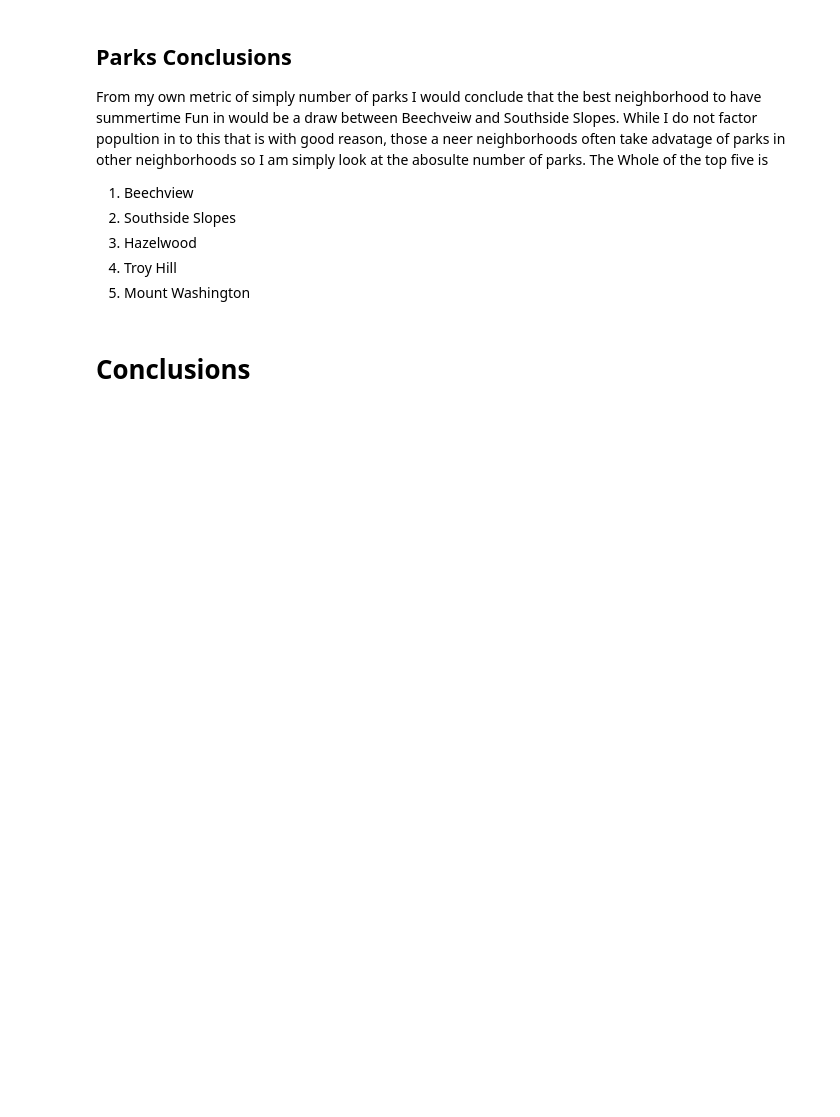
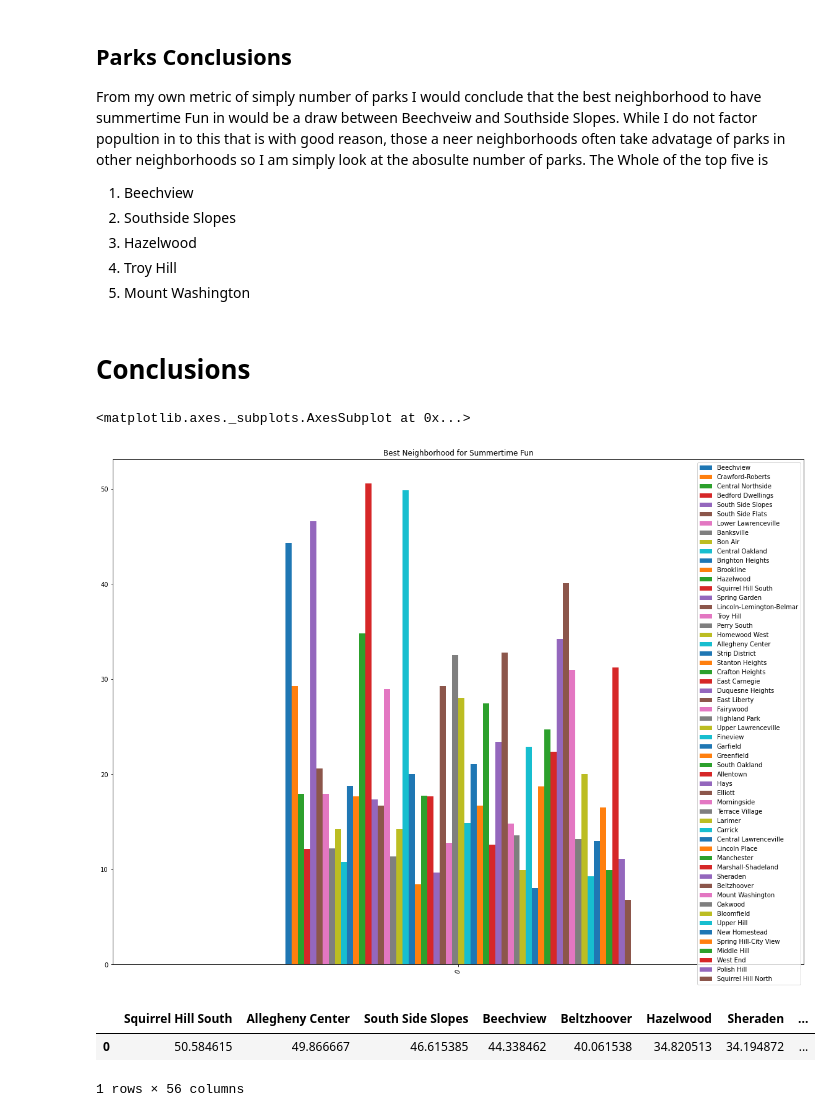
Before and after one commit to Petem4d/BestNeighborhood, a Jupyter notebook: Final Notebook.ipynb, the cells around one changed output. Drawn from its saved outputs; the diff is of its cells as text; code cells hidden in the pictures; blank space fills up the shorter version.

```diff
--- a/Final Notebook.ipynb
+++ b/Final Notebook.ipynb
@@ -198,3 +201,21 @@ The Whole of the top five is
 3. Mount Washington
 # %% [markdown]
 # Conclusions
+# %%
+finMetric = {}
+for hood in neighborhoods:
+    if (neighToNoOfParks.get(hood) is not None) and (comboMetric.get(hood) is not None)  and (count.get(hood) is not None):
+        finMetric[hood] = (neighToNoOfParks[hood]*.2 + count[hood]*.4 + comboMetric[hood]*.4)
+finDf = pd.DataFrame([finMetric])
+
+finDf.plot.bar(rot= 70, title="Best Neighborhood for Summertime Fun", figsize = (20, 15))
+# %% [output]
+<matplotlib.axes._subplots.AxesSubplot at 0x...>
+[figure, added]
+# %%
+
+finDf.sort_values(by = 0, axis = 1, ascending = False)
+# %% [output]
+|  | Squirrel Hill South | Allegheny Center | South Side Slopes | Beechview | Beltzhoover | Hazelwood | Sheraden | ... |
+| 0 | 50.584615 | 49.866667 | 46.615385 | 44.338462 | 40.061538 | 34.820513 | 34.194872 | ... |
+1 rows × 56 columns
```
Also changed, not shown: parts of 6 cells of this notebook.
